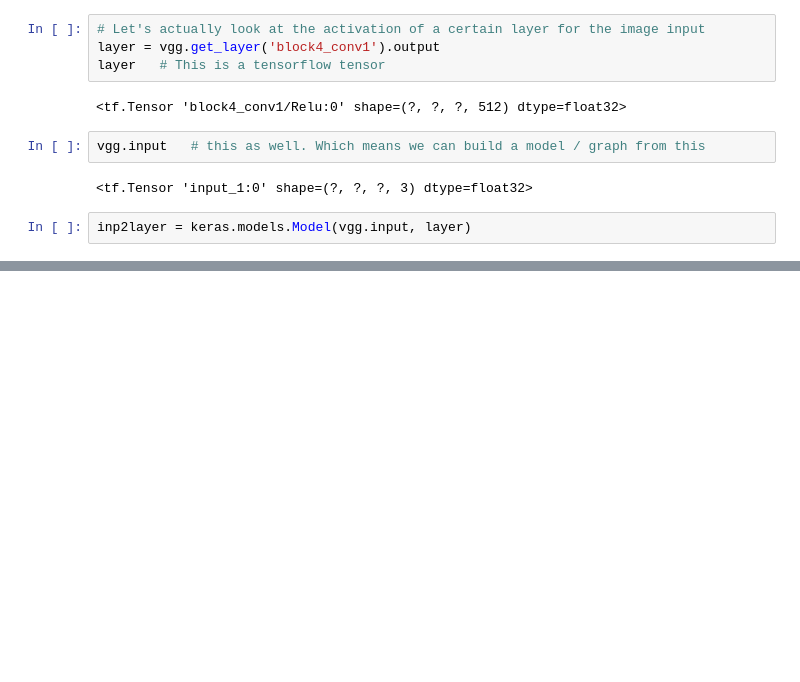
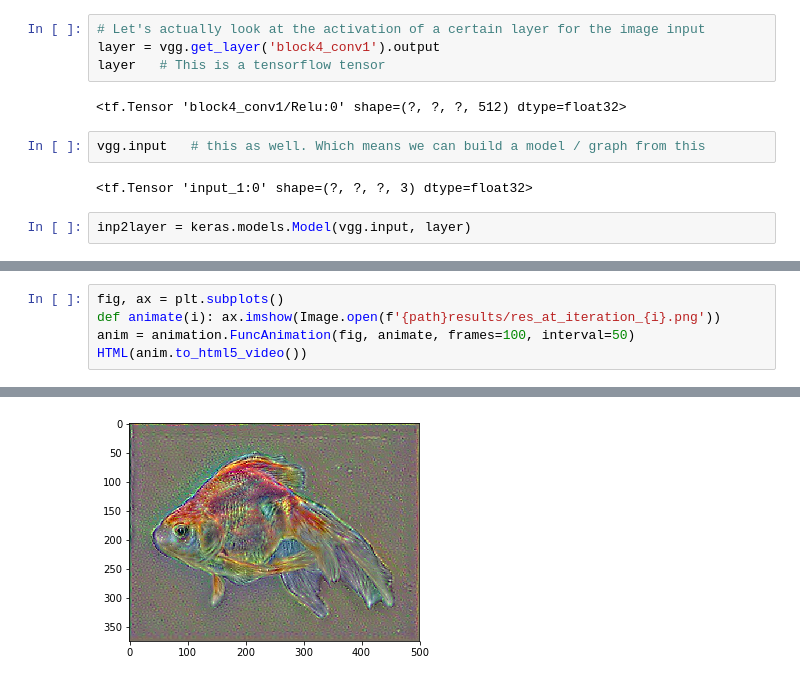
Before and after one commit to raspstephan/courses, a Jupyter notebook: deeplearning2/my_neural_style.ipynb, the cells around one changed output, grey strips where cells are left out. Drawn from its saved outputs; the diff is of its cells as text; blank space fills up the shorter version.

```diff
--- a/deeplearning2/my_neural_style.ipynb
+++ b/deeplearning2/my_neural_style.ipynb
@@ -85,0 +198,6 @@ inp2layer = keras.models.Model(vgg.input, layer)
+# %%
+fig, ax = plt.subplots()
+def animate(i): ax.imshow(Image.open(f'{path}results/res_at_iteration_{i}.png'))
+anim = animation.FuncAnimation(fig, animate, frames=100, interval=50)
+HTML(anim.to_html5_video())
+# %% [output]
@@ -85,0 +205 @@ inp2layer = keras.models.Model(vgg.input, layer)
+[figure, added]
```
Also changed, not shown: parts of 49 cells of this notebook.
